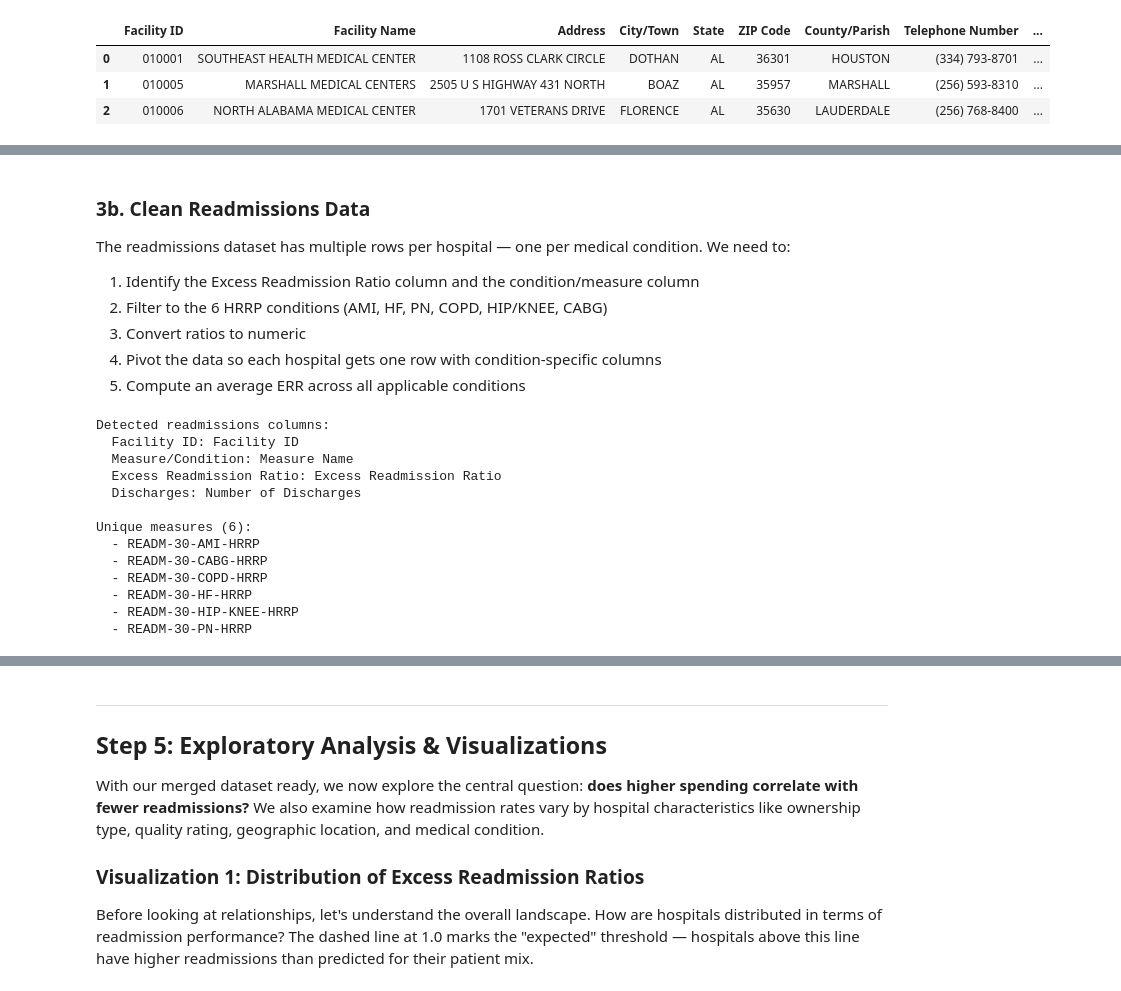
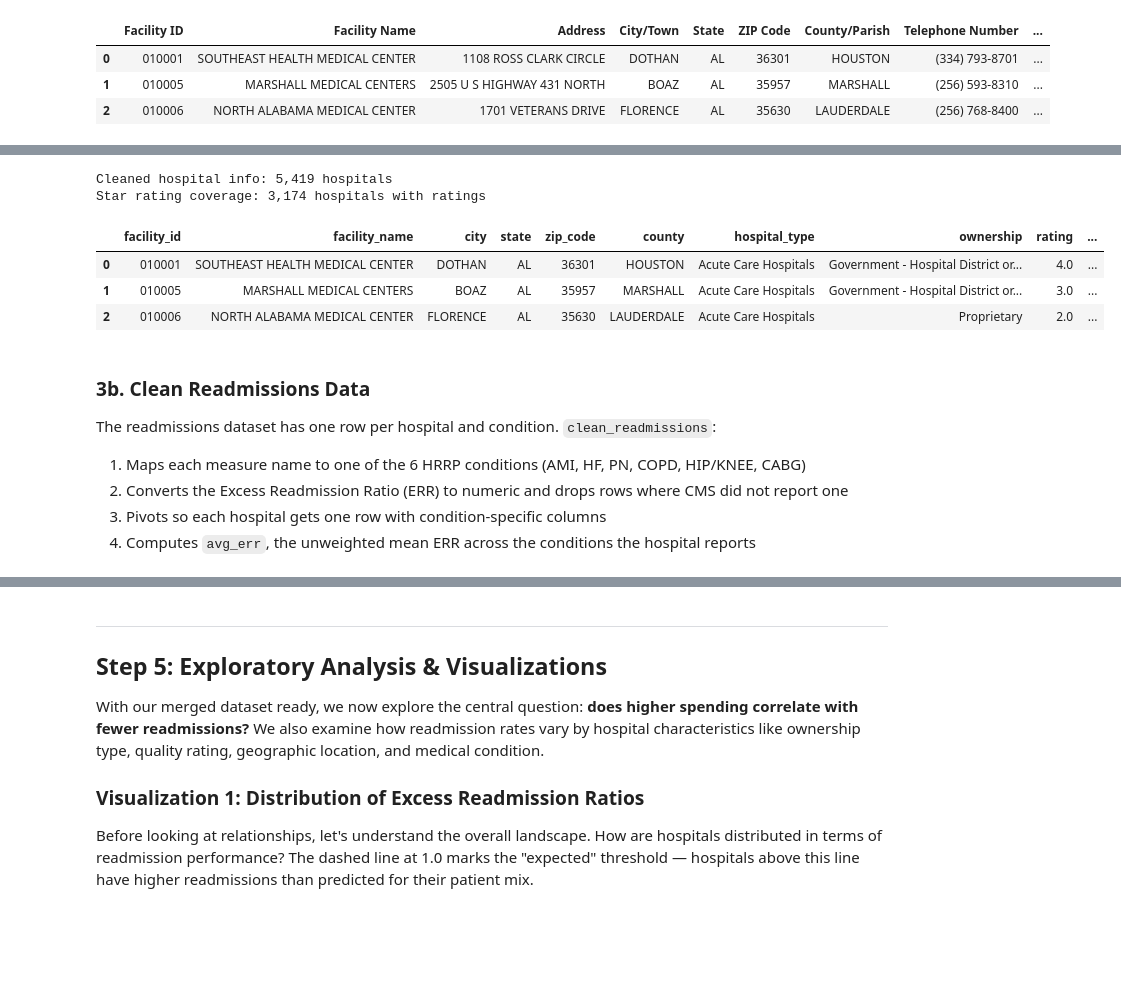
Before and after one commit to aboodshurbjy/healthcare-spending-analysis, a Jupyter notebook: notebooks/analysis.ipynb, the cells around one changed output, grey strips where cells are left out. Drawn from its saved outputs; the diff is of its cells as text; code cells hidden in the pictures; blank space fills up the shorter version.

Commit message:
Notebook: call src/cms_data.py for loading, cleaning, and join; re-run on current CMS data

```diff
--- a/notebooks/analysis.ipynb
+++ b/notebooks/analysis.ipynb
@@ -160,14 +88,15 @@ Data acquisition complete.
 
 Let's load each dataset and examine its structure — number of rows/columns, data types, and a preview of the first few records. This helps us understand what we're working with before cleaning.
 # %%
-# Load datasets
-df_hospital = pd.read_csv(os.path.join(DATA_DIR, 'hospital_general_info.csv'), dtype=str)
-df_readmit = pd.read_csv(os.path.join(DATA_DIR, 'hospital_readmissions.csv'), dtype=str)
-df_spending = pd.read_csv(os.path.join(DATA_DIR, 'medicare_spending.csv'), dtype=str)
+# Load datasets as strings so facility IDs keep their leading zeros
+df_hospital, df_readmit, df_spending = cms_data.load_raw(DATA_DIR)
 
 print("Dataset shapes:")
 print(f"  Hospital Info:    {df_hospital.shape[0]:,} rows x {df_hospital.shape[1]} columns")
 print(f"  Readmissions:     {df_readmit.shape[0]:,} rows x {df_readmit.shape[1]} columns")
 print(f"  Medicare Spending: {df_spending.shape[0]:,} rows x {df_spending.shape[1]} columns")
+print()
+print("Readmissions measurement period:", df_readmit['Start Date'].iloc[0], "to", df_readmit['End Date'].iloc[0])
+print("Spending measurement period:    ", df_spending['Start Date'].iloc[0], "to", df_spending['End Date'].iloc[0])
 # %% [output]
 Dataset shapes:
@@ -295,46 +165,21 @@ Star rating coverage: 2,866 hospitals with ratings
+# %%
+df_hospital_clean = cms_data.clean_hospital_info(df_hospital)
+
+print(f"Cleaned hospital info: {df_hospital_clean.shape[0]:,} hospitals")
+print(f"Star rating coverage: {df_hospital_clean['rating'].notna().sum():,} hospitals with ratings")
+df_hospital_clean.head(3)
+# %% [output]
+Cleaned hospital info: 5,419 hospitals
+Star rating coverage: 3,174 hospitals with ratings
+|  | facility_id | facility_name | city | state | zip_code | county | hospital_type | ownership | rating | ... |
+| 0 | 010001 | SOUTHEAST HEALTH MEDICAL CENTER | DOTHAN | AL | 36301 | HOUSTON | Acute Care Hospitals | Government - Hospital District or... | 4.0 | ... |
+| 1 | 010005 | MARSHALL MEDICAL CENTERS | BOAZ | AL | 35957 | MARSHALL | Acute Care Hospitals | Government - Hospital District or... | 3.0 | ... |
+| 2 | 010006 | NORTH ALABAMA MEDICAL CENTER | FLORENCE | AL | 35630 | LAUDERDALE | Acute Care Hospitals | Proprietary | 2.0 | ... |
 # %% [markdown]
 ### 3b. Clean Readmissions Data
 
-The readmissions dataset has multiple rows per hospital — one per medical condition. We need to:
-1. Identify the Excess Readmission Ratio column and the condition/measure column
-2. Filter to the 6 HRRP conditions (AMI, HF, PN, COPD, HIP/KNEE, CABG)
-3. Convert ratios to numeric
-4. Pivot the data so each hospital gets one row with condition-specific columns
-5. Compute an average ERR across all applicable conditions
+The readmissions dataset has one row per hospital and condition. `clean_readmissions`:
+1. Maps each measure name to one of the 6 HRRP conditions (AMI, HF, PN, COPD, HIP/KNEE, CABG)
+2. Converts the Excess Readmission Ratio (ERR) to numeric and drops rows where CMS did not report one
+3. Pivots so each hospital gets one row with condition-specific columns
+4. Computes `avg_err`, the unweighted mean ERR across the conditions the hospital reports
-# %%
-# Identify key columns in readmissions data
-readmit_facility_col = find_column(df_readmit, ['Facility ID', 'facility_id', 'Provider ID', 'provider_id',
-                                                  'Facility Id', 'Hospital CCN', 'ccn'])
-readmit_measure_col = find_column(df_readmit, ['Measure Name', 'measure_name', 'Condition', 'condition',
-                                                 'Measure', 'measure'])
-readmit_err_col = find_column(df_readmit, ['Excess Readmission Ratio', 'excess_readmission_ratio',
-                                             'Excess readmission ratio', 'ERR'])
-readmit_discharges_col = find_column(df_readmit, ['Number of Discharges', 'number_of_discharges',
-                                                    'Number of discharges', 'Predicted Readmission Rate',
-                                                    'Discharges'])
-
-print("Detected readmissions columns:")
-print(f"  Facility ID: {readmit_facility_col}")
-print(f"  Measure/Condition: {readmit_measure_col}")
-print(f"  Excess Readmission Ratio: {readmit_err_col}")
-print(f"  Discharges: {readmit_discharges_col}")
-
-# See unique measures/conditions
-if readmit_measure_col:
-    print(f"\nUnique measures ({df_readmit[readmit_measure_col].nunique()}):")
-    for m in sorted(df_readmit[readmit_measure_col].unique()):
-        print(f"  - {m}")
-# %% [output]
-Detected readmissions columns:
-  Facility ID: Facility ID
-  Measure/Condition: Measure Name
-  Excess Readmission Ratio: Excess Readmission Ratio
-  Discharges: Number of Discharges
-
-Unique measures (6):
-  - READM-30-AMI-HRRP
-  - READM-30-CABG-HRRP
-  - READM-30-COPD-HRRP
-  - READM-30-HF-HRRP
-  - READM-30-HIP-KNEE-HRRP
-  - READM-30-PN-HRRP
```
Also changed, not shown: parts of 24 cells of this notebook, 7 other files.
